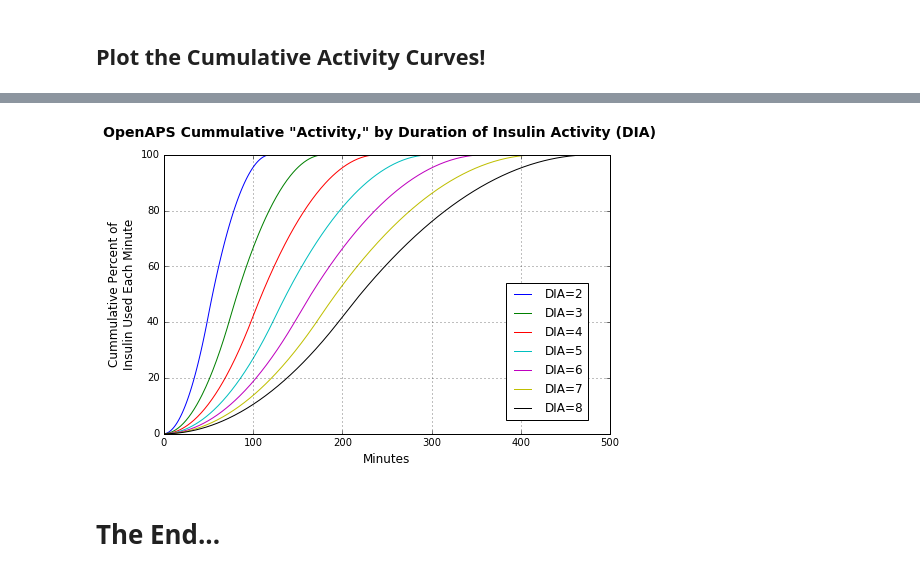
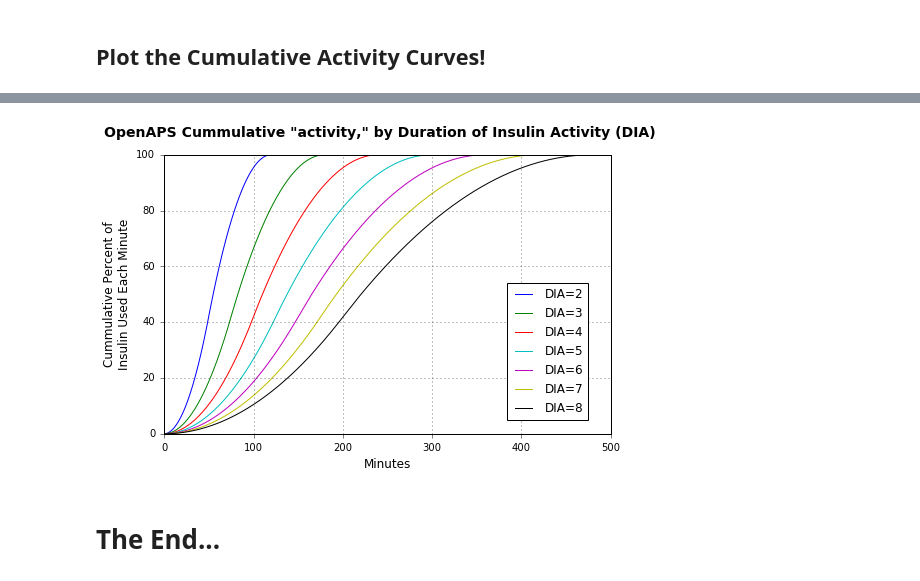
Before and after one commit to Nightscou2018/Replicate-OpenAPS-IOB-calcs, a Jupyter notebook: OpenAPS Activity calculations.ipynb, the cells around one changed output, grey strips where cells are left out. Cells and saved outputs as stored; diff of their text form; code cells hidden in the pictures.

```diff
--- a/OpenAPS Activity calculations.ipynb
+++ b/OpenAPS Activity calculations.ipynb
@@ -199,23 +211,25 @@ plt.show()
 # %%
 # Plot cumulative activity curves for dia = 2 - 8
 plt.figure(figsize=(8, 5))
 plt.ylabel('Cummulative Percent of\nInsulin Used Each Minute', fontsize=12)
 plt.xlabel('Minutes', fontsize=12)
-plt.suptitle('OpenAPS Cummulative "Activity," by Duration of Insulin Activity (DIA)', fontsize=14, fontweight='bold')
+plt.suptitle('OpenAPS Cummulative "activity," by Duration of Insulin Activity (DIA)', fontsize=14, fontweight='bold')
 
 for dia in range(2,9):
     dia_str = str(dia)
     (dict_of_dfs_by_dia[dia]['cum_activity_dia_' + dia_str]*100).plot(kind='line', label='DIA='+dia_str).grid(True)
+
+plt.tick_params(axis='both', top='off', right='off', direction='out', pad=5)
 
 plt.xlim([0,500])
 plt.ylim([0,100])
 
 plt.legend(bbox_to_anchor=(0.95, 0.05), loc=4, borderaxespad=0.)
 
 plt.savefig('OpenAPS_cum_activity_by_dia_2_8.png', format='png', dpi=600)
 
 plt.show()
 # %% [output]
-[figure, old version]
+[figure, new version]
 # %% [markdown]
 # The End...
```
Also changed, not shown: parts of 5 cells of this notebook.
